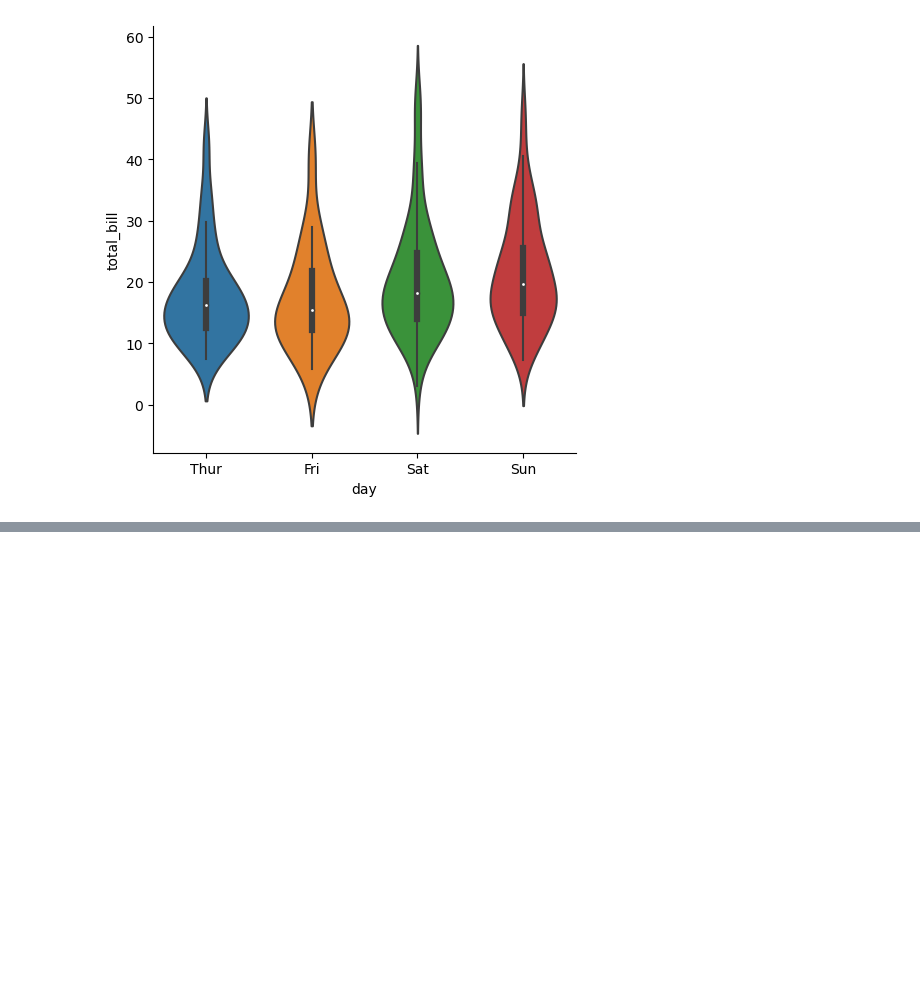
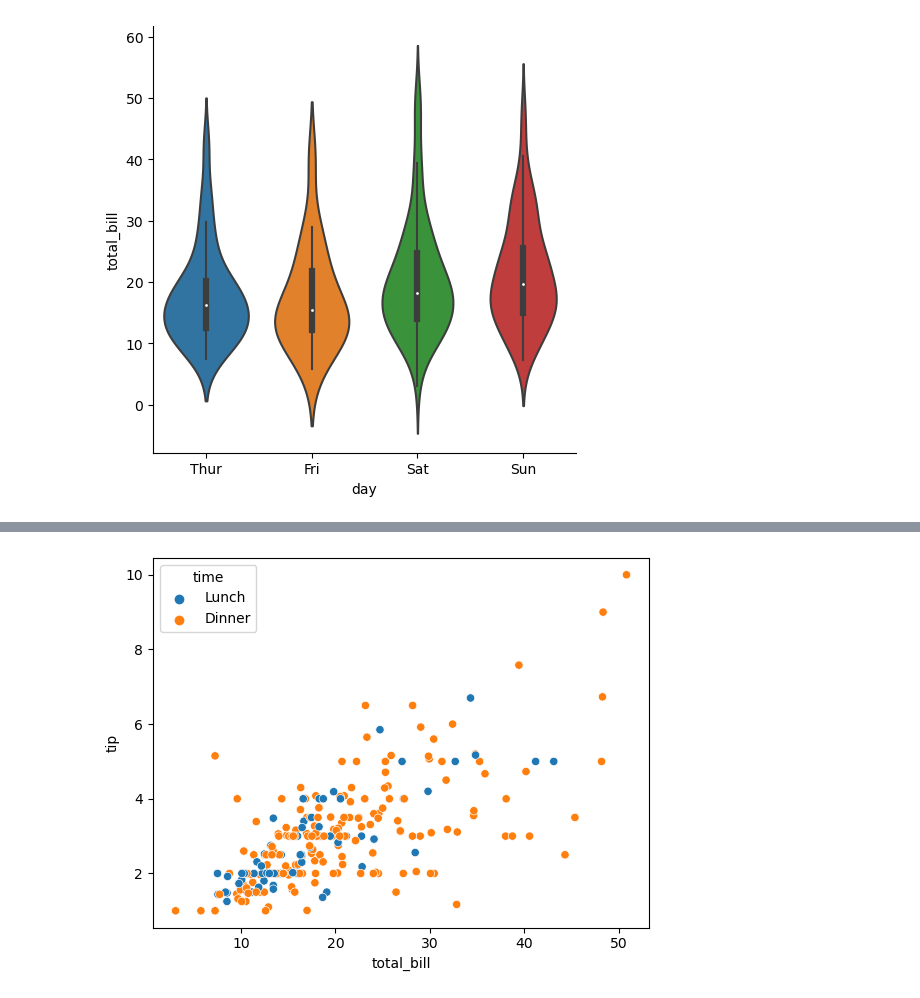
Before and after one commit to Alihanesentas/Exploratory-Data-Analysis, a Jupyter notebook: Day-3.ipynb, the cells around one changed output, grey strips where cells are left out. Cells and saved outputs as stored; diff of their text form; code cells hidden in the pictures; blank space fills up the shorter version.

```diff
--- a/Day-3.ipynb
+++ b/Day-3.ipynb
@@ -120,0 +140,4 @@ sns.catplot(x="day", y="total_bill", kind="violin", data=df);
+# %%
+sns.scatterplot(x = "total_bill", y = "tip", hue = "time", data = df);
+# %% [output]
+[figure, added]
```
Also changed, not shown: parts of 3 cells of this notebook.
